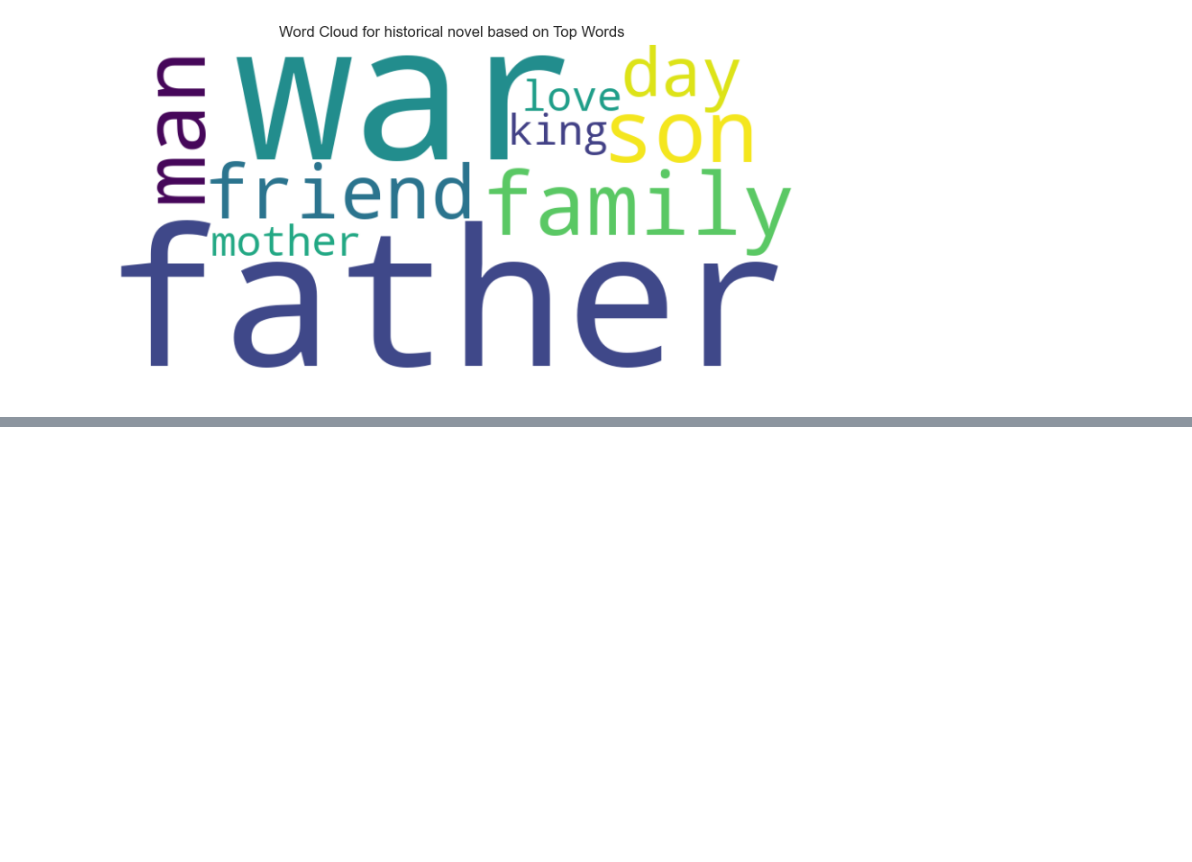
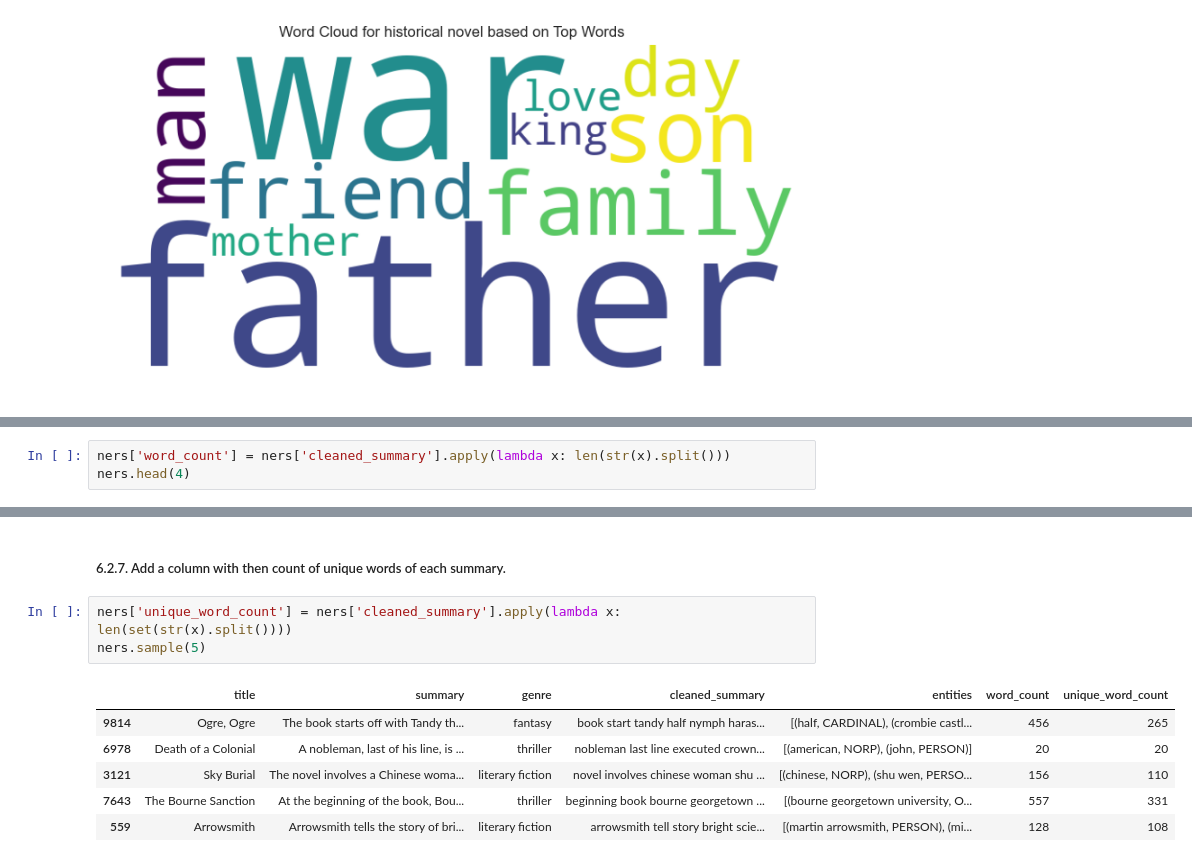
Before and after one commit to foscanit/final_project, a Jupyter notebook: notebooks/NLTK.ipynb, the cells around one changed output, grey strips where cells are left out. Drawn from its saved outputs; the diff is of its cells as text; blank space fills up the shorter version.

```diff
--- a/notebooks/NLTK.ipynb
+++ b/notebooks/NLTK.ipynb
@@ -614,0 +597,3 @@ generate_word_clouds_top_words_by_genre(ner, num_top_words=10, custom_stopwords=
+# %%
+ners['word_count'] = ners['cleaned_summary'].apply(lambda x: len(str(x).split()))
+ners.head(4)
@@ -614,0 +606,12 @@ generate_word_clouds_top_words_by_genre(ner, num_top_words=10, custom_stopwords=
+# %% [markdown]
+##### 6.2.7. Add a column with then count of unique words of each summary.
+# %%
+ners['unique_word_count'] = ners['cleaned_summary'].apply(lambda x: len(set(str(x).split())))
+ners.sample(5)
+# %% [output]
+|  | title | summary | genre | cleaned_summary | entities | word_count | unique_word_count |
+| 9814 | Ogre, Ogre | The book starts off with Tandy th... | fantasy | book start tandy half nymph haras... | [(half, CARDINAL), (crombie castl... | 456 | 265 |
+| 6978 | Death of a Colonial | A nobleman, last of his line, is ... | thriller | nobleman last line executed crown... | [(american, NORP), (john, PERSON)] | 20 | 20 |
+| 3121 | Sky Burial | The novel involves a Chinese woma... | literary fiction | novel involves chinese woman shu ... | [(chinese, NORP), (shu wen, PERSO... | 156 | 110 |
+| 7643 | The Bourne Sanction | At the beginning of the book, Bou... | thriller | beginning book bourne georgetown ... | [(bourne georgetown university, O... | 557 | 331 |
+| 559 | Arrowsmith | Arrowsmith tells the story of bri... | literary fiction | arrowsmith tell story bright scie... | [(martin arrowsmith, PERSON), (mi... | 128 | 108 |
```
Also changed, not shown: parts of 16 cells of this notebook, 8 other files.
